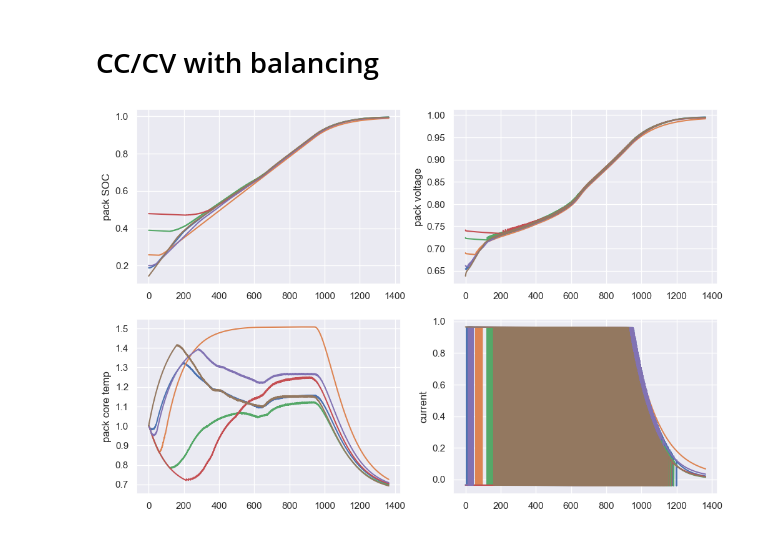
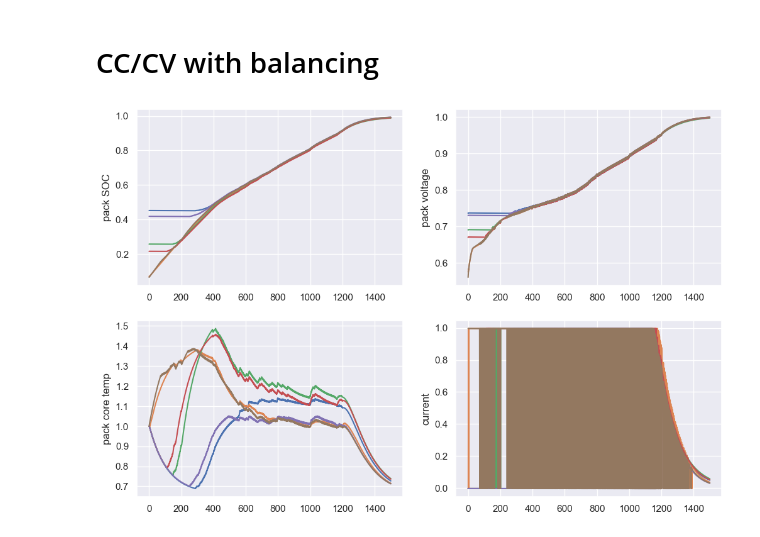
Before and after one commit to amirhosseinh77/Battery-Charging-DRL, a Jupyter notebook: LIB_Passive.ipynb, the cells around one changed output. Saved outputs shown, nothing was run; the diff lists cells and outputs as text; code cells hidden in the pictures.

```diff
--- a/LIB_Passive.ipynb
+++ b/LIB_Passive.ipynb
@@ -96,10 +96,10 @@ plt.grid('on')
 from copy import copy
 
 env = LIBPackEnv('./LIBEnv/PANmodel.mat', number_of_cells=6, T=25, dt=1)
-
+passive = True
 
 CC = 100
-Rbal = 1
+Rbal = 10
 env.overcharge_voltage = 4.1
 
 state, _ = env.reset()
@@ -113,7 +113,7 @@ pack_res.append(state.reshape(3,6))
 while not done:
     # check balance
     cell_voltages = state[6:12]*(env.max_voltage-env.min_voltage) + env.min_voltage
-    checkBalance = ((cell_voltages - cell_voltages.min()) <= 1e-2)
+    checkBalance = ((cell_voltages - cell_voltages.min()) <= 5e-3)
 
     # CC/CV
     copy_env = copy(env)
@@ -122,39 +122,39 @@ while not done:
     i_charge = np.clip(-CC,i_charge,0)*checkBalance # but limit ik to no more than CC in mag.
     action_charge = np.hstack([i_charge.ravel()/env.current_ratio,1])
     next_state, reward, done, _, info = env.step(action_charge)
     state = next_state
 
     # passive balancing
-    v_balance = cell_voltages#*checkBalance
-    i_balance = (v_balance/Rbal)   # Current calculated for balance cell, with parallel resistor
-    i_balance = np.clip(0,i_balance,CC)
-
-    action_balance = np.hstack([i_balance.ravel()/env.current_ratio,1])
-
-    next_state, reward, done, _, info = env.step(action_balance)
-    state = next_state
+    action_balance = 0
+    if passive:
+        v_balance = cell_voltages#*checkBalance
+        i_balance = (v_balance/Rbal)   # Current calculated for balance cell, with parallel resistor
+        i_balance = np.clip(0,i_balance,CC)
+        action_balance = np.hstack([i_balance.ravel()/env.current_ratio,1])
+        next_state, reward, done, _, info = env.step(action_balance)
+        state = next_state
 
     pack_res.append(next_state.reshape(3,6))
     rewards.append(reward)
     actions.append(action_charge+action_balance)
 
 pack_res = np.array(pack_res)
 plt.figure(figsize=(12,8))
 plt.subplot(2,2,1)
 plt.plot(pack_res[:-1,0,:])
 plt.ylabel('pack SOC')
 plt.grid('on')
 plt.subplot(2,2,2)
 plt.plot(pack_res[:-1,1,:])
 plt.ylabel('pack voltage')
 plt.grid('on')
 plt.subplot(2,2,3)
 plt.plot(pack_res[:-1,2,:])
 plt.ylabel('pack core temp')
 plt.grid('on')
 plt.subplot(2,2,4)
 plt.plot(np.array(actions)[:,:-1].reshape(-1,6))
 plt.ylabel('current')
 plt.grid('on')
 # %% [output]
-[figure, old version]
+[figure, new version]
```
Also changed, not shown: parts of 2 cells of this notebook, 2 other files.
